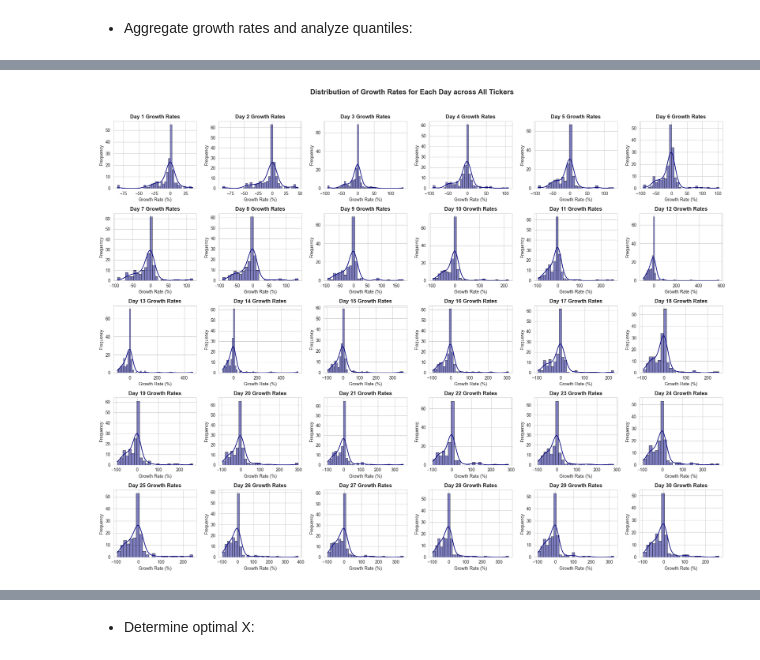
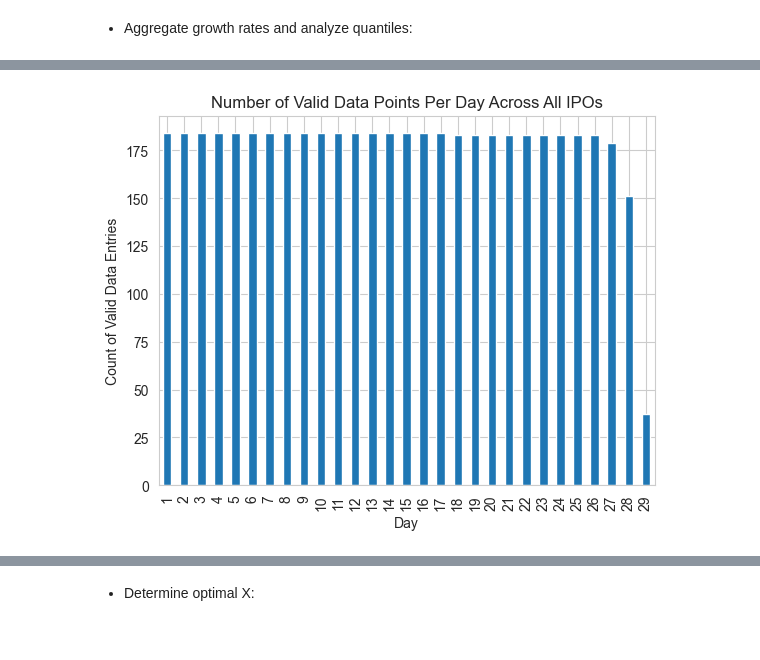
Before and after one commit to Ocean-code-1995/stock-market-analytics-zoomcamp, a Jupyter notebook: Module2/homework2.ipynb, the cells around one changed output, grey strips where cells are left out. Cells and saved outputs as stored; diff of their text form; code cells hidden in the pictures.

```diff
--- a/Module2/homework2.ipynb
+++ b/Module2/homework2.ipynb
@@ -694,25 +553,29 @@ data_frames['TBMC']
 # %%
-def calculate_growth_rates(df, max_days=31):
-    """ Calculate growth rates from first day until every day up until the 30th day.
-    Args:
-        df (pd.DataFrame): DataFrame containing stock price data.
-        max_days (int): Maximum number of days to calculate growth rates for.
-    Returns:
-        pd.Series: Growth rates from day 0 to each day up to max_days.
-    """
-    if df.empty or len(df) < 2:
-        return pd.Series()  # Return an empty series if there's not enough data
+#def calculate_growth_rates(df, max_days=30):
+#    """ Calculate growth rates from first day until every day up until the 30th day.
+#    Args:
+#        df (pd.DataFrame): DataFrame containing stock price data.
+#        max_days (int): Maximum number of days to calculate growth rates for.
+#    Returns:
+#        pd.Series: Growth rates from day 0 to each day up to available days.
+#    """
+#    if df.empty or len(df) < 2:
+#        return pd.Series()  # Return an empty series if there's not enough data#
+#
+    # Assume 'Adj Close' is the column for adjusted closing prices
+#    initial_price = df['Adj Close'].iloc[0]
+#    available_days = min(len(df['Adj Close']), max_days)  # Use the smaller of max_days or available data length
+#    growth_rates = (df['Adj Close'].iloc[1:available_days] / initial_price - 1) * 100
+#    growth_rates.index = range(1, len(growth_rates) + 1)  # Adjust index to match day count
 
-    # Assume 'Adj Close' is the column for adjusted closing prices
-    initial_price = df['Adj Close'].iloc[0]
-    growth_rates = (df['Adj Close'].iloc[1:max_days+1] / initial_price - 1) * 100
-    growth_rates.index = range(1, len(growth_rates) + 1)  # Adjust index to match day count
+#    return growth_rates
 
-    return growth_rates
+
+
 
 # Apply the function to each DataFrame in your dictionary
 ticker_growth_rates = {}
-for symbol, df in data_frames.items():
+for symbol, df in ipo_data.items():
     growth_rates = calculate_growth_rates(df)
     ticker_growth_rates[symbol] = growth_rates
 
@@ -762,22 +622,13 @@ growth_df
-# %%
-sns.set_style('whitegrid')
-# Assume `growth_df` is already defined and contains growth data as described
-days = growth_df.columns  # This gets all the column labels which are the days
-
-# Plotting histograms for each day
-fig, axes = plt.subplots(nrows=5, ncols=6, figsize=(20, 15))
-fig.suptitle("Distribution of Growth Rates for Each Day across All Tickers", weight='bold', size=16, y=1.02)
-axes = axes.flatten()  # Flatten the axes array for easy iteration
-
-for i, day in enumerate(days):
-    sns.histplot(growth_df[day].dropna(), ax=axes[i], color='navy', edgecolor='black', kde=True, line_kws={'color': 'red'})
-    axes[i].set_title(f'Day {day} Growth Rates', weight='bold')
-    axes[i].set_xlabel('Growth Rate (%)')
-    axes[i].set_ylabel('Frequency')
-
-plt.tight_layout();
-# %% [output]
-[figure, removed]
+# %%
+# Visualizing the number of valid entries per day
+valid_data_counts = growth_df.count()
+valid_data_counts.plot(kind='bar')
+plt.title('Number of Valid Data Points Per Day Across All IPOs')
+plt.xlabel('Day')
+plt.ylabel('Count of Valid Data Entries')
+plt.show()
+# %% [output]
+[figure, added]
 # %%
 quantiles
 # %% [output]
```
Also changed, not shown: parts of 55 cells of this notebook, 3 other files.
